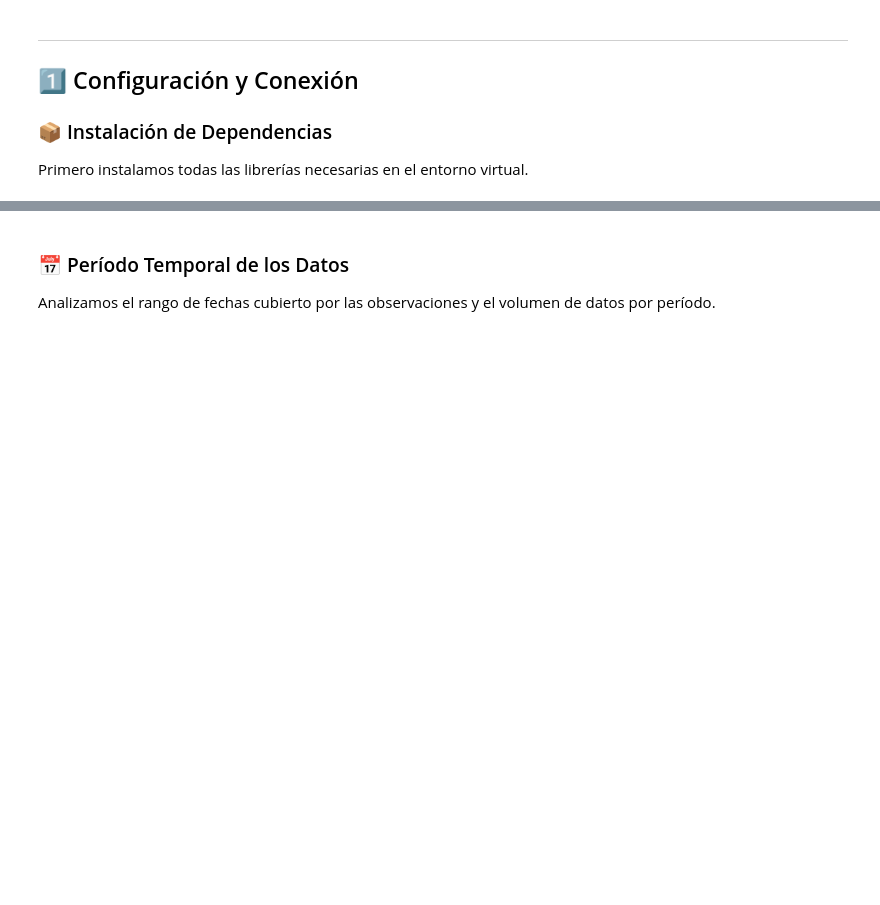
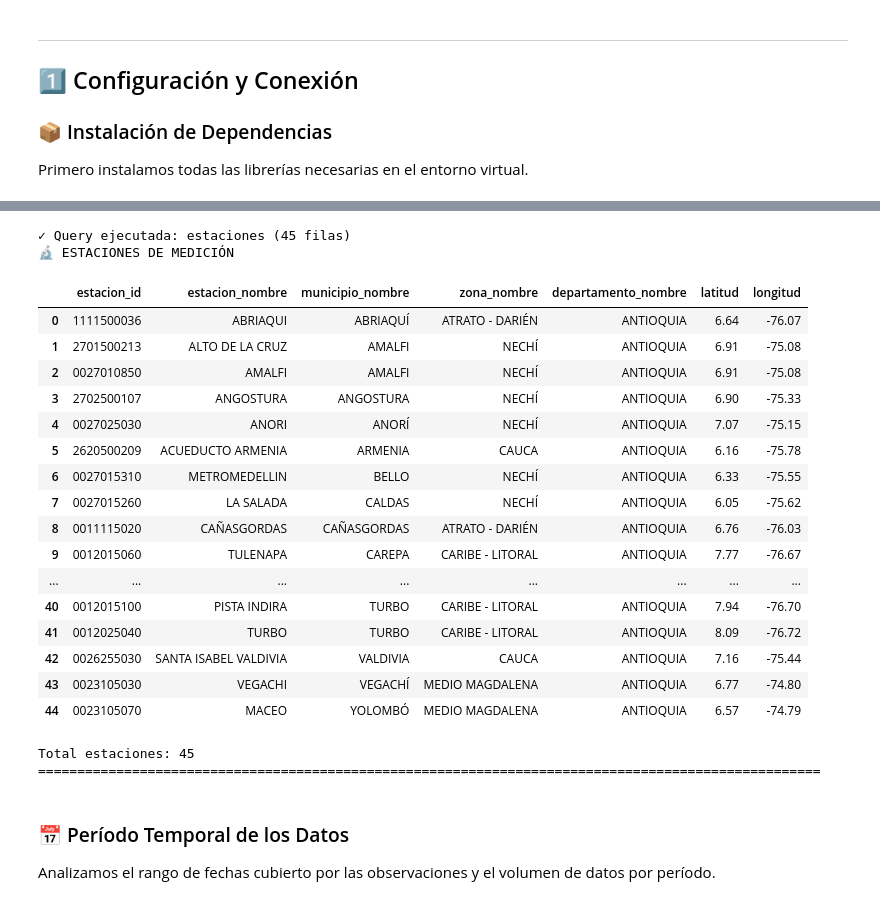
Before and after one commit to jdrodas/TemperaturaAntioquiaTSDBS, a Jupyter notebook: eda/eda_temperatura_antioquia.ipynb, the cells around one changed output, grey strips where cells are left out. Saved outputs shown, nothing was run; the diff lists cells and outputs as text; code cells hidden in the pictures; blank space fills up the shorter version.

```diff
--- a/eda/eda_temperatura_antioquia.ipynb
+++ b/eda/eda_temperatura_antioquia.ipynb
@@ -526,3 +437,46 @@ Total sensores: 2
+# %%
+query_estaciones = """
+SELECT
+    estacion_id,
+    estacion_nombre,
+    municipio_nombre,
+    zona_nombre,
+    departamento_nombre,
+    ROUND(estacion_latitud::numeric,  6) AS latitud,
+    ROUND(estacion_longitud::numeric, 6) AS longitud
+FROM mv_inventario_geografico
+ORDER BY departamento_nombre, municipio_nombre, estacion_nombre;
+"""
+
+df_estaciones = ejecutar_query(query_estaciones, "estaciones")
+
+if df_estaciones is not None:
+    print("🔬 ESTACIONES DE MEDICIÓN")
+    display(HTML(df_estaciones.to_html()))
+    print(f"\nTotal estaciones: {len(df_estaciones)}")
+    print("="*100)
+# %% [output]
+✓ Query ejecutada: estaciones (45 filas)
+🔬 ESTACIONES DE MEDICIÓN
+|  | estacion_id | estacion_nombre | municipio_nombre | zona_nombre | departamento_nombre | latitud | longitud |
+| 0 | 1111500036 | ABRIAQUI | ABRIAQUÍ | ATRATO - DARIÉN | ANTIOQUIA | 6.64 | -76.07 |
+| 1 | 2701500213 | ALTO DE LA CRUZ | AMALFI | NECHÍ | ANTIOQUIA | 6.91 | -75.08 |
+| 2 | 0027010850 | AMALFI | AMALFI | NECHÍ | ANTIOQUIA | 6.91 | -75.08 |
+| 3 | 2702500107 | ANGOSTURA | ANGOSTURA | NECHÍ | ANTIOQUIA | 6.90 | -75.33 |
+| 4 | 0027025030 | ANORI | ANORÍ | NECHÍ | ANTIOQUIA | 7.07 | -75.15 |
+| 5 | 2620500209 | ACUEDUCTO ARMENIA | ARMENIA | CAUCA | ANTIOQUIA | 6.16 | -75.78 |
+| 6 | 0027015310 | METROMEDELLIN | BELLO | NECHÍ | ANTIOQUIA | 6.33 | -75.55 |
+| 7 | 0027015260 | LA SALADA | CALDAS | NECHÍ | ANTIOQUIA | 6.05 | -75.62 |
+| 8 | 0011115020 | CAÑASGORDAS | CAÑASGORDAS | ATRATO - DARIÉN | ANTIOQUIA | 6.76 | -76.03 |
+| 9 | 0012015060 | TULENAPA | CAREPA | CARIBE - LITORAL | ANTIOQUIA | 7.77 | -76.67 |
+| ... | ... | ... | ... | ... | ... | ... | ... |
+| 40 | 0012015100 | PISTA INDIRA | TURBO | CARIBE - LITORAL | ANTIOQUIA | 7.94 | -76.70 |
+| 41 | 0012025040 | TURBO | TURBO | CARIBE - LITORAL | ANTIOQUIA | 8.09 | -76.72 |
+| 42 | 0026255030 | SANTA ISABEL VALDIVIA | VALDIVIA | CAUCA | ANTIOQUIA | 7.16 | -75.44 |
+| 43 | 0023105030 | VEGACHI | VEGACHÍ | MEDIO MAGDALENA | ANTIOQUIA | 6.77 | -74.80 |
+| 44 | 0023105070 | MACEO | YOLOMBÓ | MEDIO MAGDALENA | ANTIOQUIA | 6.57 | -74.79 |
+Total estaciones: 45
+====================================================================================================
 # %% [markdown]
 ### 📅 Período Temporal de los Datos
 
```
Also changed, not shown: parts of 79 cells of this notebook, 1 other file.
